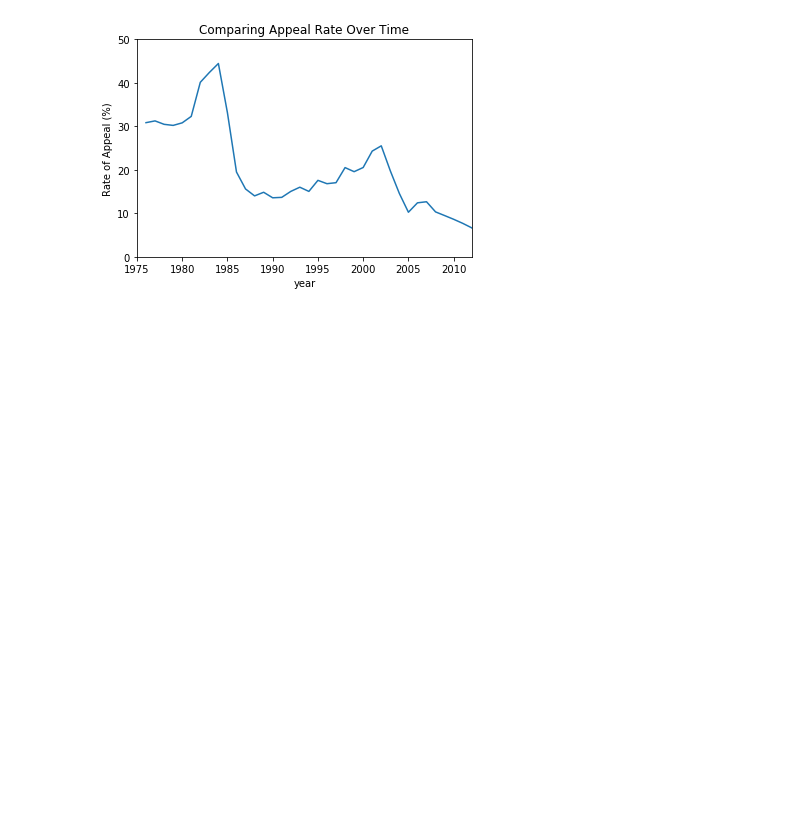
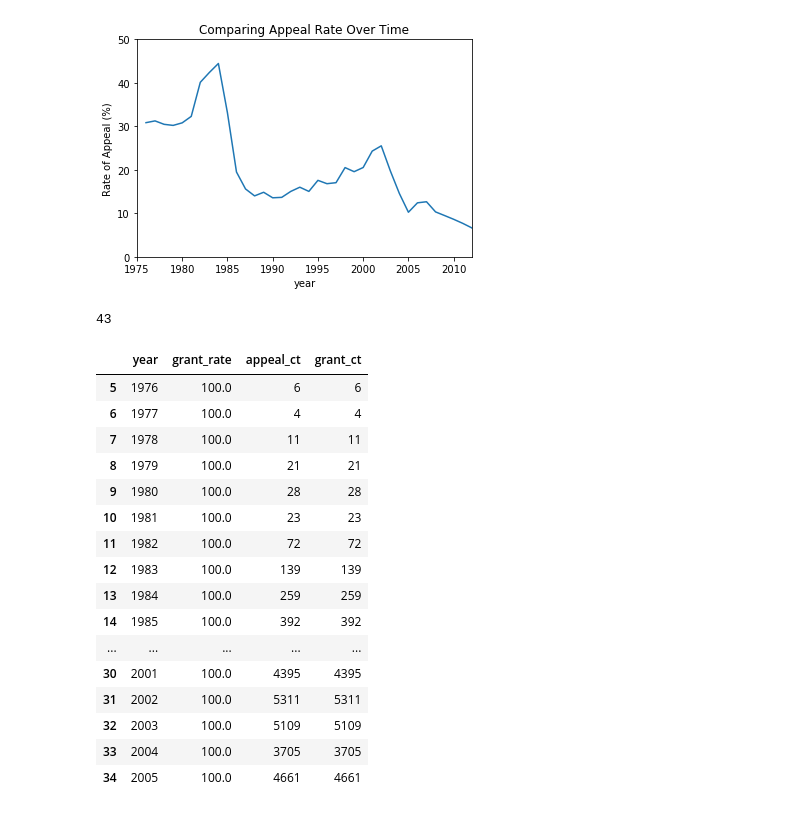
Before and after one commit to colinandrus/ml_course_project, a Jupyter notebook: notebooks/Appeal_population_analysis.ipynb, the cells around one changed output. Cells and saved outputs as stored; diff of their text form; code cells hidden in the pictures; blank space fills up the shorter version.

```diff
--- a/notebooks/Appeal_population_analysis.ipynb
+++ b/notebooks/Appeal_population_analysis.ipynb
@@ -302,0 +363,46 @@ plt.ylabel('Rate of Appeal (%)')
+# %%
+grant_proportion_by_year_sql = """
+SELECT year, COUNT(case_id) / COUNT(caseId) * 100 as grant_rate,
+COUNT(caseId) as appeal_ct,
+COUNT(case_id) grant_ct
+FROM APPEAL_CASE_IDS A
+LEFT JOIN
+(
+SELECT case_id, year
+FROM NATIONALS
+WHERE decision IN ('GRANT','RELIEF GRANTED')
+) N
+ON N.case_id = A.caseId
+GROUP BY year
+ORDER BY year
+"""
+
+grant_proportion_by_year = spark.sql(grant_proportion_by_year_sql)
+print(grant_proportion_by_year.count())
+df_pd_grant_by_year = grant_proportion_by_year.toPandas()
+# %% [output]
+43
+# %%
+df_pd_grant_by_year.dropna(inplace=True)
+df_pd_grant_by_year.year = df_pd_grant_by_year.year.astype(float)
+df_pd_grant_by_year.year = df_pd_grant_by_year.year.astype(int)
+df_pd_grant_by_year = df_pd_grant_by_year.query('year>1975')
+df_pd_grant_by_year.head(10)
+# %% [output]
+|  | year | grant_rate | appeal_ct | grant_ct |
+| 5 | 1976 | 100.0 | 6 | 6 |
+| 6 | 1977 | 100.0 | 4 | 4 |
+| 7 | 1978 | 100.0 | 11 | 11 |
+| 8 | 1979 | 100.0 | 21 | 21 |
+| 9 | 1980 | 100.0 | 28 | 28 |
+| 10 | 1981 | 100.0 | 23 | 23 |
+| 11 | 1982 | 100.0 | 72 | 72 |
+| 12 | 1983 | 100.0 | 139 | 139 |
+| 13 | 1984 | 100.0 | 259 | 259 |
+| 14 | 1985 | 100.0 | 392 | 392 |
+| ... | ... | ... | ... | ... |
+| 30 | 2001 | 100.0 | 4395 | 4395 |
+| 31 | 2002 | 100.0 | 5311 | 5311 |
+| 32 | 2003 | 100.0 | 5109 | 5109 |
+| 33 | 2004 | 100.0 | 3705 | 3705 |
+| 34 | 2005 | 100.0 | 4661 | 4661 |
```
Also changed, not shown: parts of 10 cells of this notebook.
